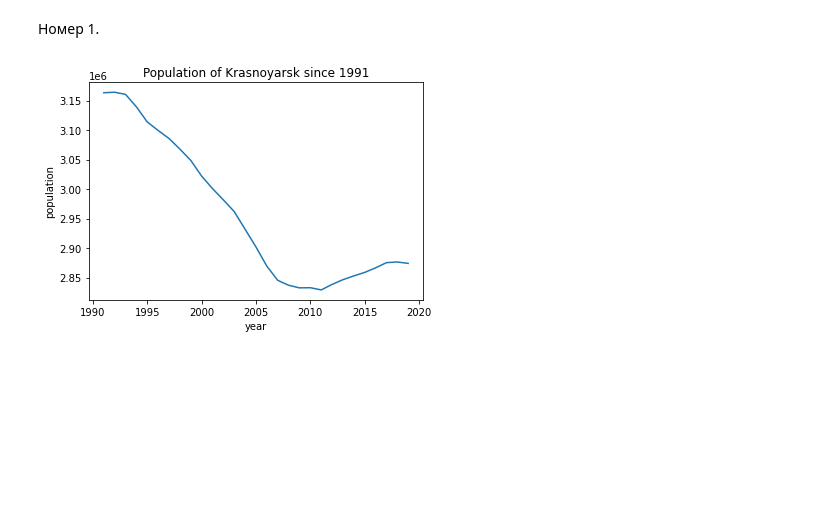
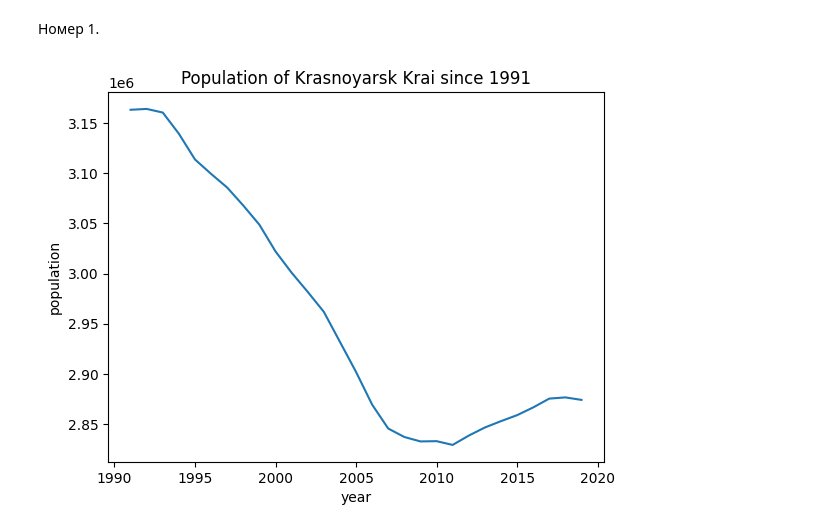
Before and after one commit to vika3215/MMVSULAB1, a Jupyter notebook: Lab2.ipynb, the cells around one changed output. Saved outputs shown, nothing was run; the diff lists cells and outputs as text; code cells hidden in the pictures; blank space fills up the shorter version.

```diff
--- a/Lab2.ipynb
+++ b/Lab2.ipynb
@@ -8,20 +8,20 @@
 # %%
 import matplotlib.pyplot as plt
 import pandas as pd
 from scipy.integrate import odeint
 
 data={'year':[1991, 1992, 1993, 1994, 1995, 1996, 1997, 1998, 1999, 2000, 2001, 2002, 2003, 2004, 2005, 2006, 2007, 2008, 2009, 2010, 2011, 2012, 2013, 2014, 2015, 2016, 2017, 2018, 2019],
 'population':[3163370, 3164219, 3160594,	3139464, 3113809,	3099424, 3085791,	3067863, 3048716,	3022092,	3000891,	2981746,	2961871,	2931905, 2901930,	2869315,	2845425,	2837013,	2832591,	2832854,	2829105,	2838396,	2846475,	2852810,	2858773,	2866490,	2875301,	2876497,	2874026,]}
 df=pd.DataFrame(data)
 
 plt.plot(df['year'], df['population'])
 plt.xlabel('year')
 plt.ylabel('population')
-plt.title('Population of Krasnoyarsk since 1991')
+plt.title('Population of Krasnoyarsk Krai since 1991')
 
 plt.show()
 # %% [output]
-[figure, old version]
+[figure, new version]
 # %%
 import numpy as np
 import pandas as pd
```
